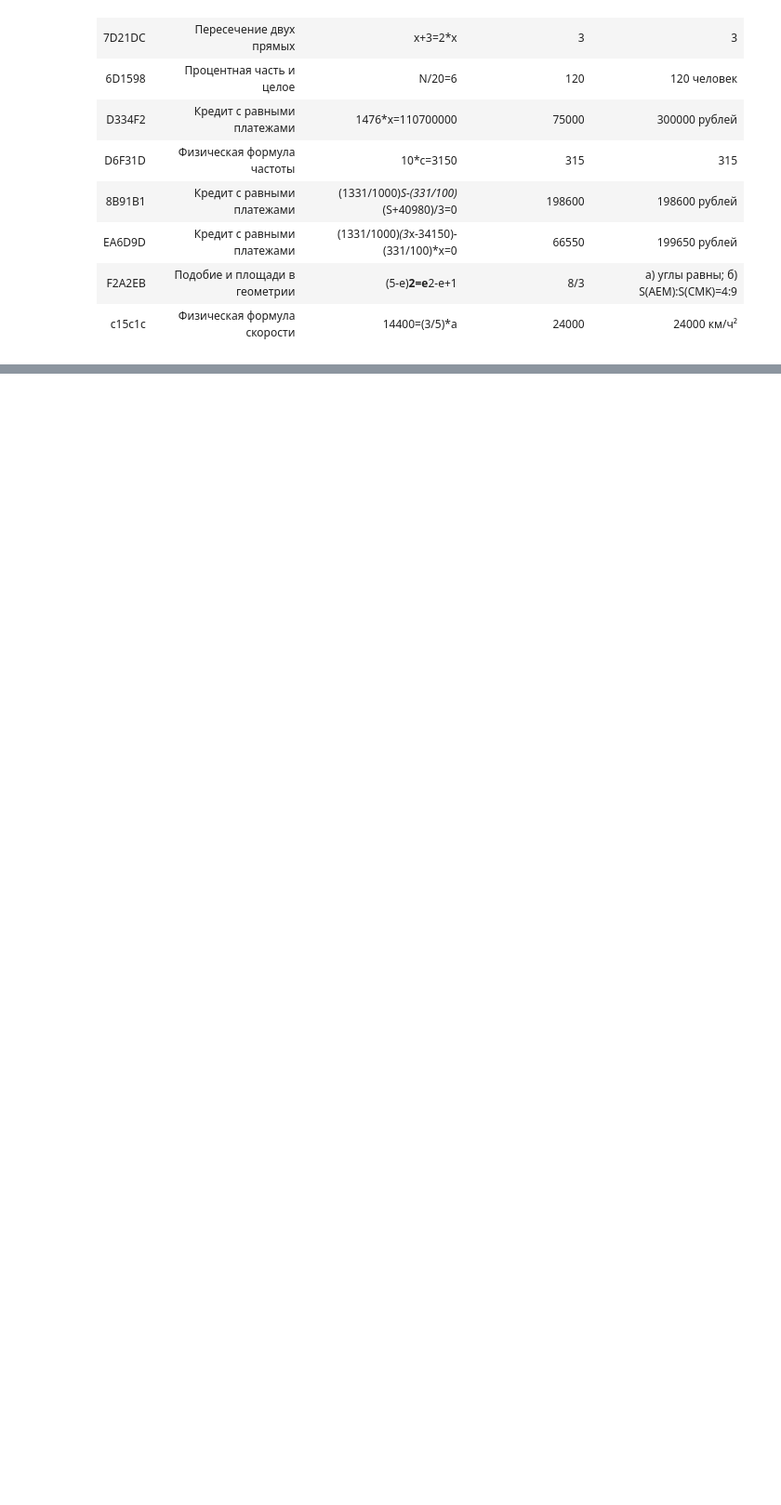
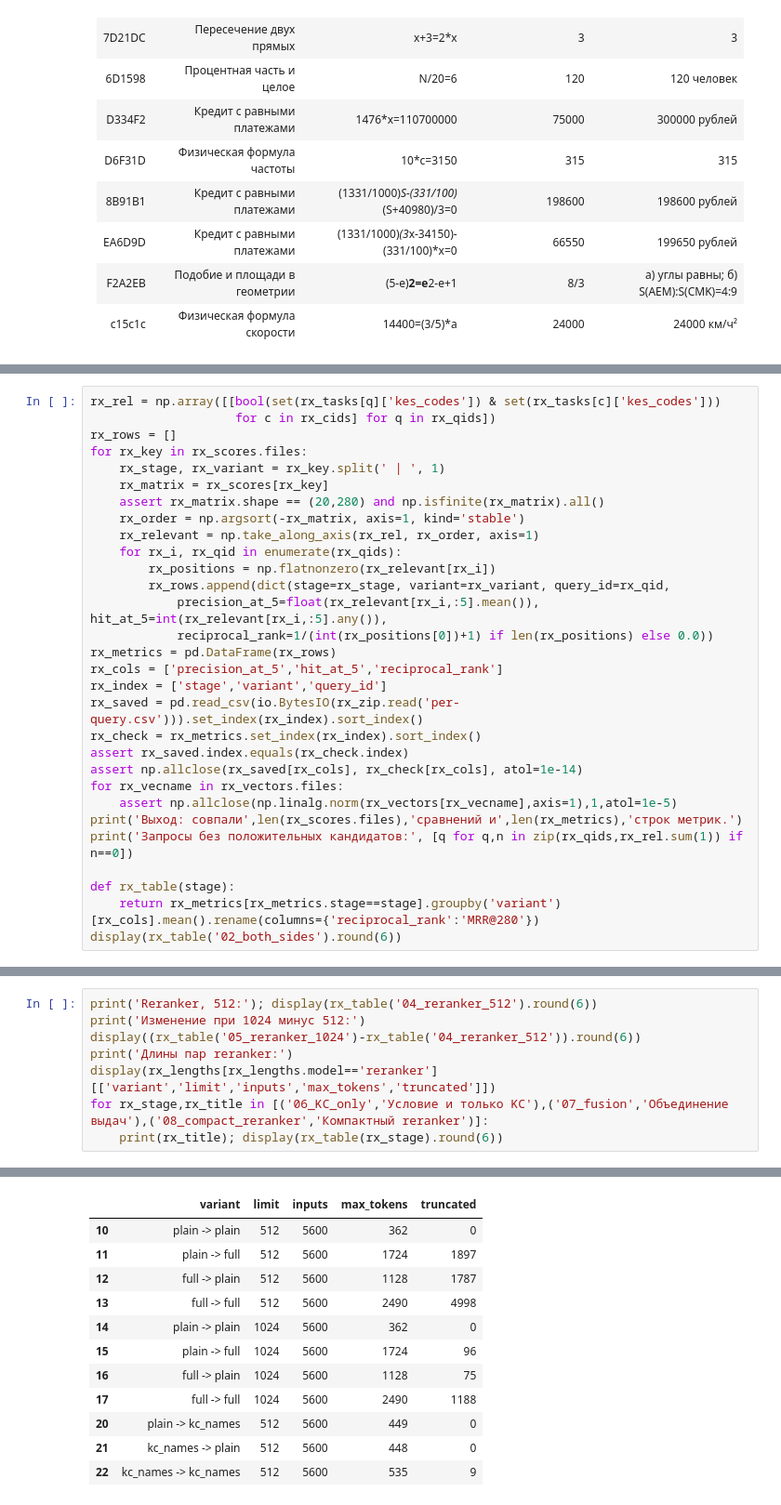
Before and after one commit to ThreeHundredsperSecond/proactive-ai-tutor-65, a Jupyter notebook: notebooks/checkpoint-2/EDA.ipynb, the cells around one changed output, grey strips where cells are left out. Shown at 93% size. Cells and saved outputs as stored; diff of their text form; blank space fills up the shorter version.

```diff
--- a/notebooks/checkpoint-2/EDA.ipynb
+++ b/notebooks/checkpoint-2/EDA.ipynb
@@ -753,0 +765,30 @@ table([{'ID':c['task_id'],'Контекст задачи':c['context_label'],
+# %%
+rx_rel = np.array([[bool(set(rx_tasks[q]['kes_codes']) & set(rx_tasks[c]['kes_codes']))
+                    for c in rx_cids] for q in rx_qids])
+rx_rows = []
+for rx_key in rx_scores.files:
+    rx_stage, rx_variant = rx_key.split(' | ', 1)
+    rx_matrix = rx_scores[rx_key]
+    assert rx_matrix.shape == (20,280) and np.isfinite(rx_matrix).all()
+    rx_order = np.argsort(-rx_matrix, axis=1, kind='stable')
+    rx_relevant = np.take_along_axis(rx_rel, rx_order, axis=1)
+    for rx_i, rx_qid in enumerate(rx_qids):
+        rx_positions = np.flatnonzero(rx_relevant[rx_i])
+        rx_rows.append(dict(stage=rx_stage, variant=rx_variant, query_id=rx_qid,
+            precision_at_5=float(rx_relevant[rx_i,:5].mean()), hit_at_5=int(rx_relevant[rx_i,:5].any()),
+            reciprocal_rank=1/(int(rx_positions[0])+1) if len(rx_positions) else 0.0))
+rx_metrics = pd.DataFrame(rx_rows)
+rx_cols = ['precision_at_5','hit_at_5','reciprocal_rank']
+rx_index = ['stage','variant','query_id']
+rx_saved = pd.read_csv(io.BytesIO(rx_zip.read('per-query.csv'))).set_index(rx_index).sort_index()
+rx_check = rx_metrics.set_index(rx_index).sort_index()
+assert rx_saved.index.equals(rx_check.index)
+assert np.allclose(rx_saved[rx_cols], rx_check[rx_cols], atol=1e-14)
+for rx_vecname in rx_vectors.files:
+    assert np.allclose(np.linalg.norm(rx_vectors[rx_vecname],axis=1),1,atol=1e-5)
+print('Выход: совпали',len(rx_scores.files),'сравнений и',len(rx_metrics),'строк метрик.')
+print('Запросы без положительных кандидатов:', [q for q,n in zip(rx_qids,rx_rel.sum(1)) if n==0])
+
+def rx_table(stage):
+    return rx_metrics[rx_metrics.stage==stage].groupby('variant')[rx_cols].mean().rename(columns={'reciprocal_rank':'MRR@280'})
+display(rx_table('02_both_sides').round(6))
@@ -753,0 +872,9 @@ table([{'ID':c['task_id'],'Контекст задачи':c['context_label'],
+# %%
+print('Reranker, 512:'); display(rx_table('04_reranker_512').round(6))
+print('Изменение при 1024 минус 512:')
+display((rx_table('05_reranker_1024')-rx_table('04_reranker_512')).round(6))
+print('Длины пар reranker:')
+display(rx_lengths[rx_lengths.model=='reranker'][['variant','limit','inputs','max_tokens','truncated']])
+for rx_stage,rx_title in [('06_KC_only','Условие и только KC'),('07_fusion','Объединение выдач'),('08_compact_reranker','Компактный reranker')]:
+    print(rx_title); display(rx_table(rx_stage).round(6))
+# %% [output]
@@ -753,0 +896,12 @@ table([{'ID':c['task_id'],'Контекст задачи':c['context_label'],
+|  | variant | limit | inputs | max_tokens | truncated |
+| 10 | plain -> plain | 512 | 5600 | 362 | 0 |
+| 11 | plain -> full | 512 | 5600 | 1724 | 1897 |
+| 12 | full -> plain | 512 | 5600 | 1128 | 1787 |
+| 13 | full -> full | 512 | 5600 | 2490 | 4998 |
+| 14 | plain -> plain | 1024 | 5600 | 362 | 0 |
+| 15 | plain -> full | 1024 | 5600 | 1724 | 96 |
+| 16 | full -> plain | 1024 | 5600 | 1128 | 75 |
+| 17 | full -> full | 1024 | 5600 | 2490 | 1188 |
+| 20 | plain -> kc_names | 512 | 5600 | 449 | 0 |
+| 21 | kc_names -> plain | 512 | 5600 | 448 | 0 |
+| 22 | kc_names -> kc_names | 512 | 5600 | 535 | 9 |
```
Also changed, not shown: parts of 13 cells of this notebook, 14 other files.
